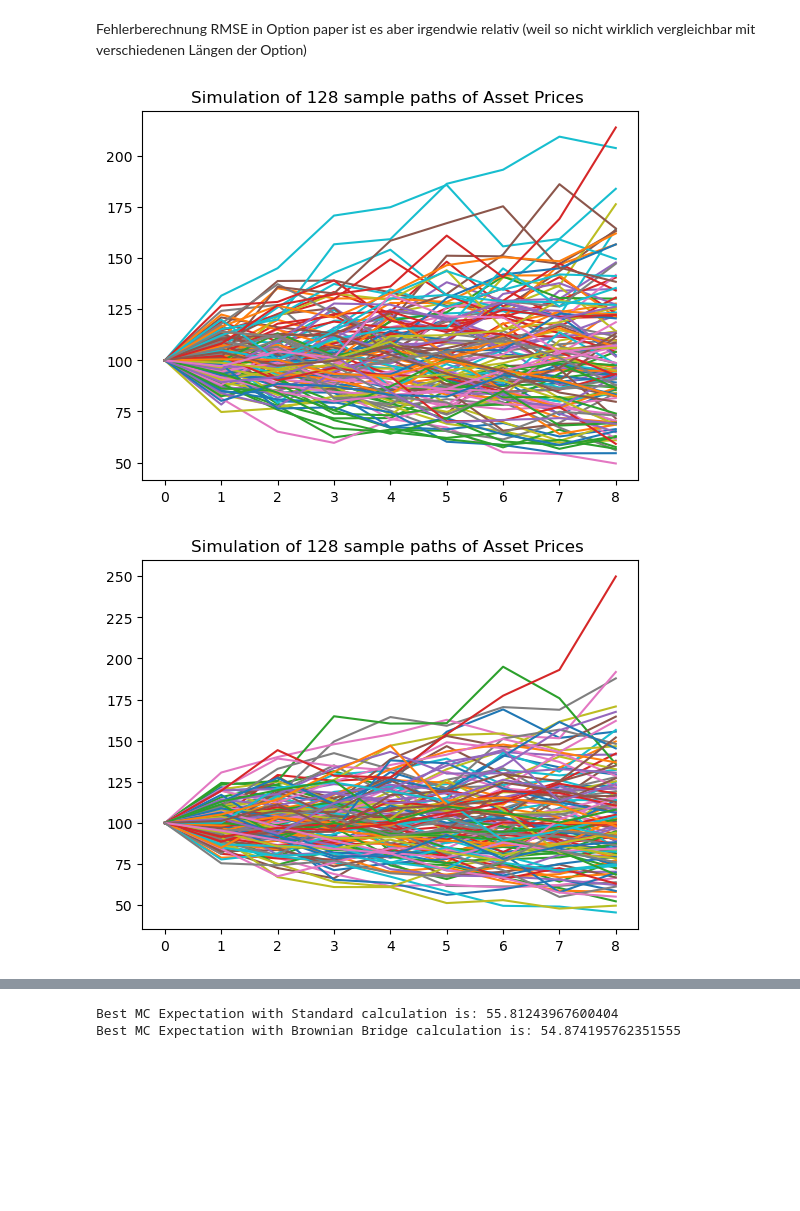
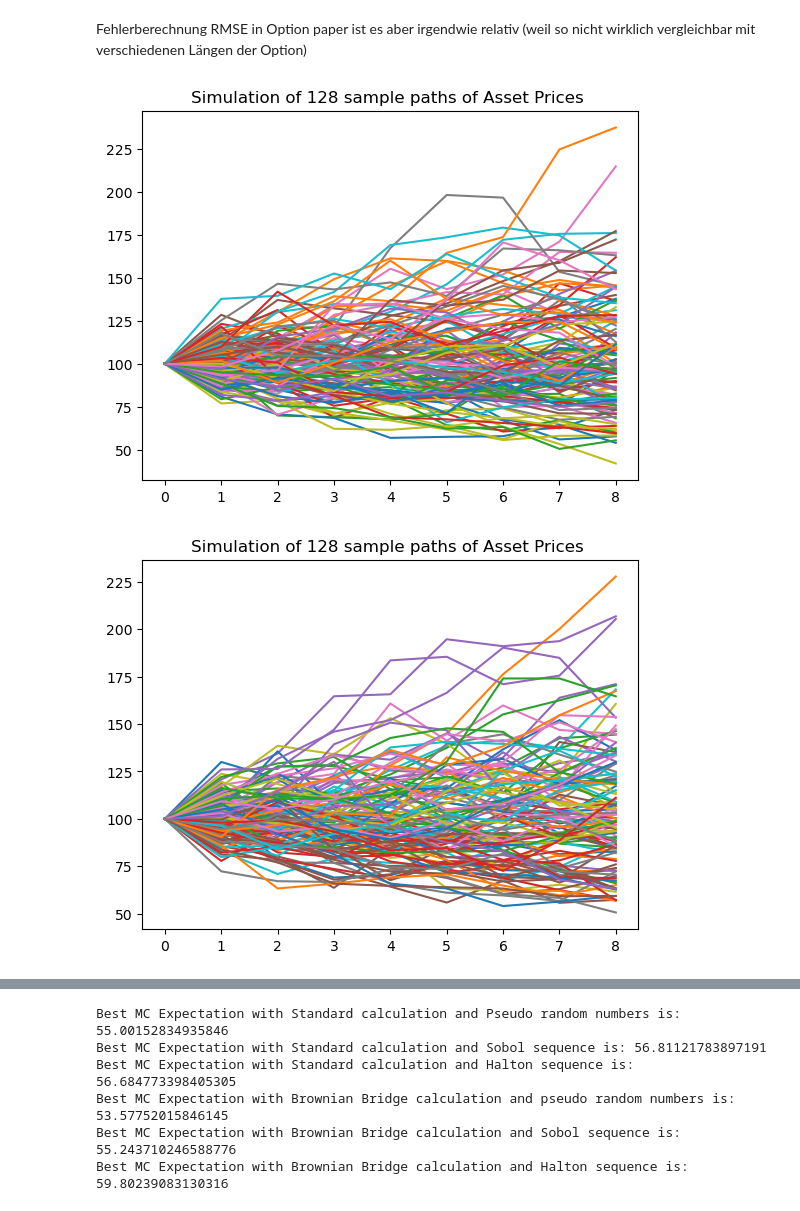
Before and after one commit to fabiangothe/Bachelor-thesis, a Jupyter notebook: Ratched_Digital_Option_Comparison.ipynb, the cells around one changed output, grey strips where cells are left out. Cells and saved outputs as stored; diff of their text form; code cells hidden in the pictures; blank space fills up the shorter version.

```diff
--- a/Ratched_Digital_Option_Comparison.ipynb
+++ b/Ratched_Digital_Option_Comparison.ipynb
@@ -161,12 +161,12 @@ Fehlerberechnung RMSE in Option paper ist es aber irgendwie relativ (weil so nic
 # %%
 n = np.linspace(10,mc_runs, 1000, dtype = int)
 mc_sim_SBM_PRNG = np.empty(len(n))
-mc_sim_SBM_QMC_Sobol[i] = np.empty(len(n))
-mc_sim_SBM_QMC_Halton[i] = np.empty(len(n))
+mc_sim_SBM_QMC_Sobol = np.empty(len(n))
+mc_sim_SBM_QMC_Halton = np.empty(len(n))
 
-mc_sim_BB_PRNG[i] = np.empty(len(n))
-mc_sim_BB_QMC_Sobol[i] = np.empty(len(n))
-mc_sim_BB_QMC_Halton[i] = np.empty(len(n))
+mc_sim_BB_PRNG = np.empty(len(n))
+mc_sim_BB_QMC_Sobol = np.empty(len(n))
+mc_sim_BB_QMC_Halton = np.empty(len(n))
 
 mc_runs = int(n[len(n)-1])
 
@@ -174,34 +174,34 @@ QMC = True
 Sobol_not_Halton = False
 scramble_func = True
 
 
 BB = False
 payoff_SBM_PRNG = ratched_option(k, m, QMC, Sobol_not_Halton, scramble_func, BB, mc_runs, d, delta_t, S_0, mu, sigma)
 payoff_SBM_QMC_Sobol = ratched_option(k, m, QMC, Sobol_not_Halton, scramble_func, BB, mc_runs, d, delta_t, S_0, mu, sigma)
 payoff_SBM_QMC_Halton = ratched_option(k, m, QMC, Sobol_not_Halton, scramble_func, BB, mc_runs, d, delta_t, S_0, mu, sigma)
 
 BB = True
 payoff_BB_PRNG = ratched_option(k, m, QMC, Sobol_not_Halton, scramble_func, BB, mc_runs, d, delta_t, S_0, mu, sigma)
 payoff_BB_QMC_Sobol = ratched_option(k, m, QMC, Sobol_not_Halton, scramble_func, BB, mc_runs, d, delta_t, S_0, mu, sigma)
 payoff_BB_QMC_Halton = ratched_option(k, m, QMC, Sobol_not_Halton, scramble_func, BB, mc_runs, d, delta_t, S_0, mu, sigma)
 
 
 #Darf ich die Simulation so machen, in dem ich ich immer ein Teilintervall nehme?
 for i in range(len(n)):
     mc_sim_SBM_PRNG[i] = payoff_SBM_PRNG[:n[i]].mean() #Hier werden aus Payoff MC Wert berechnet
     mc_sim_SBM_QMC_Sobol[i] = payoff_SBM_QMC_Sobol[:n[i]].mean()
     mc_sim_SBM_QMC_Halton[i] = payoff_SBM_QMC_Halton[:n[i]].mean()
 
     mc_sim_BB_PRNG[i] = payoff_BB_PRNG[:n[i]].mean()
     mc_sim_BB_QMC_Sobol[i] = payoff_BB_QMC_Sobol[:n[i]].mean()
     mc_sim_BB_QMC_Halton[i] = payoff_BB_QMC_Halton[:n[i]].mean()
 print("Best MC Expectation with Standard calculation and Pseudo random numbers is: " + str(mc_sim_SBM_PRNG.mean()))
 print("Best MC Expectation with Standard calculation and Sobol sequence is: " + str(mc_sim_SBM_QMC_Sobol.mean()))
 print("Best MC Expectation with Standard calculation and Halton sequence is: " + str(mc_sim_SBM_QMC_Halton.mean()))
 
 print("Best MC Expectation with Brownian Bridge calculation and pseudo random numbers is: " + str(mc_sim_BB_PRNG.mean()))
-print("Best MC Expectation with Brownian Bridge calculation and Sobol sequence is: " + str(mc_sim_BB_Sobol.mean()))
-print("Best MC Expectation with Brownian Bridge calculation and Halton sequence is: " + str(mc_sim_BB_Halton.mean()))
+print("Best MC Expectation with Brownian Bridge calculation and Sobol sequence is: " + str(mc_sim_BB_QMC_Sobol.mean()))
+print("Best MC Expectation with Brownian Bridge calculation and Halton sequence is: " + str(mc_sim_BB_QMC_Halton.mean()))
 # %% [output]
-[figure, old version]
+[figure, new version]
-[figure, old version]
+[figure, new version]
@@ -208,3 +212,7 @@ print("Best MC Expectation with Brownian Bridge calculation and Halton sequence
-Best MC Expectation with Standard calculation is: 55.81243967600404
-Best MC Expectation with Brownian Bridge calculation is: 54.874195762351555
+Best MC Expectation with Standard calculation and Pseudo random numbers is: 55.00152834935846
+Best MC Expectation with Standard calculation and Sobol sequence is: 56.81121783897191
+Best MC Expectation with Standard calculation and Halton sequence is: 56.684773398405305
+Best MC Expectation with Brownian Bridge calculation and pseudo random numbers is: 53.57752015846145
+Best MC Expectation with Brownian Bridge calculation and Sobol sequence is: 55.243710246588776
+Best MC Expectation with Brownian Bridge calculation and Halton sequence is: 59.80239083130316
 # %%
```
Also changed, not shown: parts of 2 cells of this notebook.
